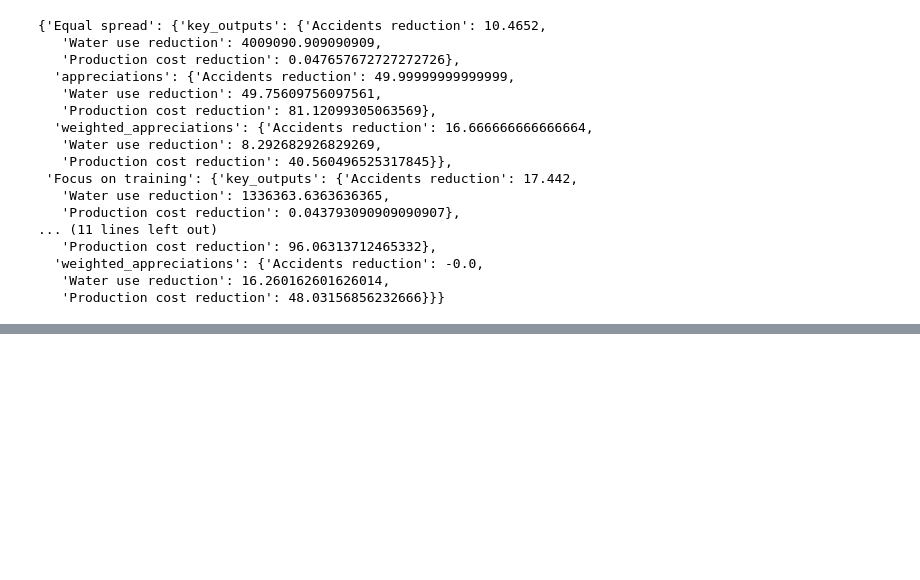
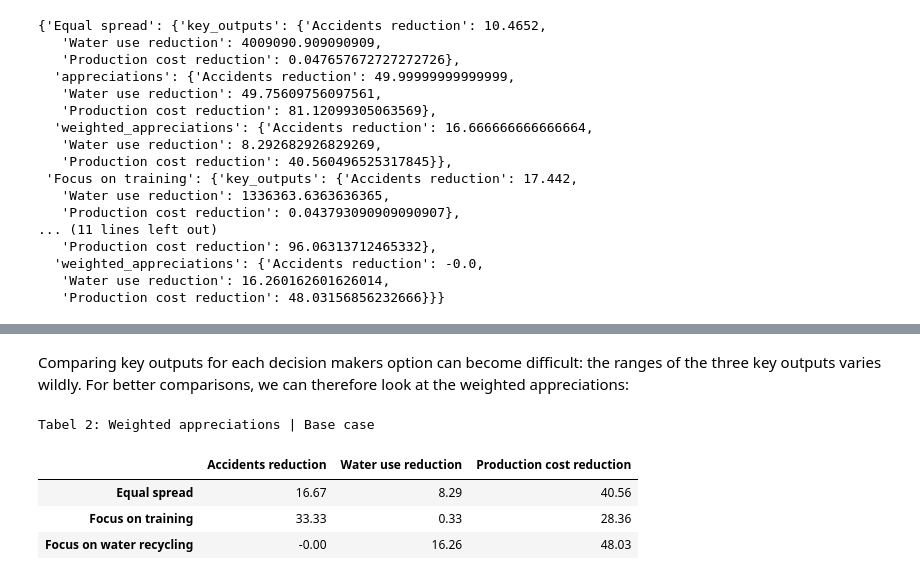
Before and after one commit to responsible-business-decision-making/trbs, a Jupyter notebook: model/analyze_case.ipynb, the cells around one changed output, grey strips where cells are left out. Saved outputs shown, nothing was run; the diff lists cells and outputs as text; code cells hidden in the pictures; blank space fills up the shorter version.

```diff
--- a/model/analyze_case.ipynb
+++ b/model/analyze_case.ipynb
@@ -151,0 +160,10 @@ case.output_dict['Base case']
+# %% [markdown]
+Comparing key outputs for each decision makers option can become difficult: the ranges of the three key outputs varies wildly. For better comparisons, we can therefore look at the weighted appreciations:
+# %%
+case.visualize('appreciation_table', 'Base case')
+# %% [output]
+Tabel 2: Weighted appreciations | Base case
+|  | Accidents reduction | Water use reduction | Production cost reduction |
+| Equal spread | 16.67 | 8.29 | 40.56 |
+| Focus on training | 33.33 | 0.33 | 28.36 |
+| Focus on water recycling | -0.00 | 16.26 | 48.03 |
```
Also changed, not shown: parts of 5 cells of this notebook, 6 other files.
